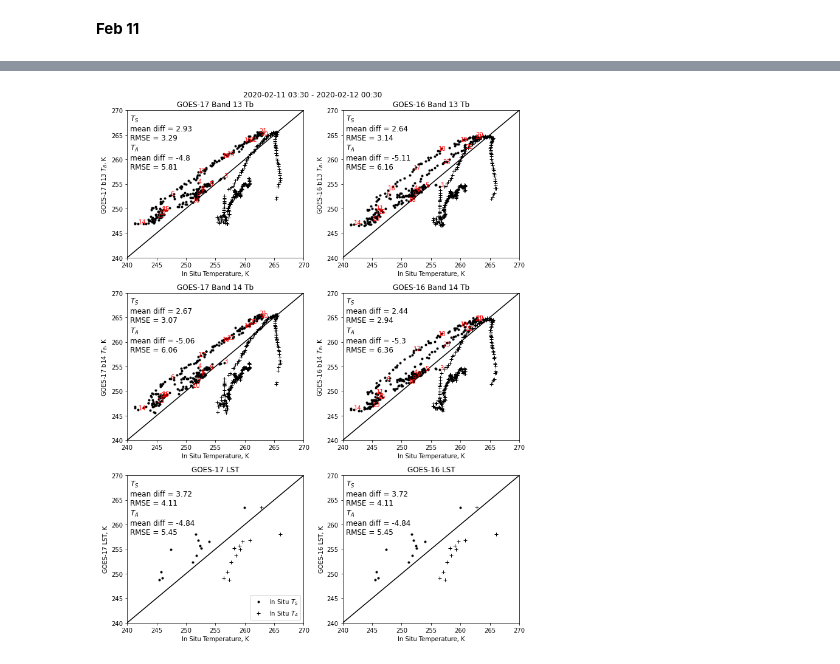
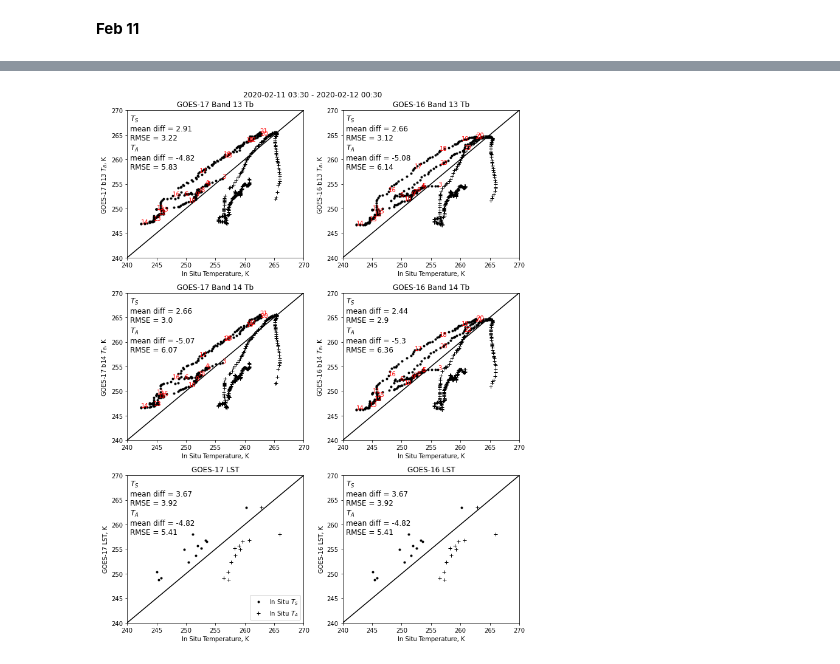
Before and after one commit to spestana/snowex2020, a Jupyter notebook: abi_vs_ground.ipynb, the cells around one changed output, grey strips where cells are left out. Saved outputs shown, nothing was run; the diff lists cells and outputs as text; code cells hidden in the pictures.

```diff
--- a/abi_vs_ground.ipynb
+++ b/abi_vs_ground.ipynb
@@ -376,7 +406,7 @@ df_merged_sliced = df_merged[starttime:endtime]
 
 ### MERGE DATA ###
 
-pixelA_g16_rad_sliced = pixelA_g16_rad[df_merged_sliced.datetime[0]:df_merged_sliced.datetime[-1]]
+pixelA_g16_rad_sliced = pixelA_g16_rad[df_merged_sliced.index[0]:df_merged_sliced.index[-1]]
 df_merged['pixelA_g16_rad_sliced_b13_tb_2km'] = pixelA_g16_rad_sliced.b13_tb_2km
 df_merged['pixelA_g16_rad_sliced_b14_tb_2km'] = pixelA_g16_rad_sliced.b14_tb_2km
 #idx = [df_merged.index.get_loc(dt, method='nearest', tolerance=[pd.Timedelta('10Min')]) for dt in pixelA_g16_lst.index]
@@ -384,7 +414,7 @@ idx16 = df_merged_sliced.index.get_indexer(pixelA_g16_lst.index, method='nearest
 #idx = idx[idx != -1]
 df_merged_g16_lst_sliced = df_merged_sliced.loc[df_merged_sliced.index[idx16]]
 
-pixelA_g17_rad_sliced = pixelA_g17_rad[df_merged_sliced.datetime[0]:df_merged_sliced.datetime[-1]]
+pixelA_g17_rad_sliced = pixelA_g17_rad[df_merged_sliced.index[0]:df_merged_sliced.index[-1]]
 df_merged['pixelA_g17_rad_sliced_b13_tb_2km'] = pixelA_g17_rad_sliced.b13_tb_2km
 df_merged['pixelA_g17_rad_sliced_b14_tb_2km'] = pixelA_g17_rad_sliced.b14_tb_2km
 #idx = [df_merged.index.get_loc(dt, method='nearest', tolerance=[pd.Timedelta('10Min')]) for dt in pixelA_g17_lst.index]
@@ -501,28 +531,28 @@ print(f'g17_b13_tb_range = {g17_b13_tb_range}')
 print(f'g17_b14_tb_range = {g17_b14_tb_range}')
 
 ################# how does the timing of min/max compare between GOES and insitu data?
-time_of_max_tss = df_merged_sliced[df_merged_sliced.rad_avg == tss_max].datetime
-time_of_min_tss = df_merged_sliced[df_merged_sliced.rad_avg == tss_min].datetime
-time_of_max_ta = df_merged_sliced[df_merged_sliced.AirTC_20ft_Avg == ta_max].datetime
-time_of_min_ta = df_merged_sliced[df_merged_sliced.AirTC_20ft_Avg == ta_min].datetime
+time_of_max_tss = df_merged_sliced[df_merged_sliced.rad_avg == tss_max].index
+time_of_min_tss = df_merged_sliced[df_merged_sliced.rad_avg == tss_min].index
+time_of_max_ta = df_merged_sliced[df_merged_sliced.AirTC_20ft_Avg == ta_max].index
+time_of_min_ta = df_merged_sliced[df_merged_sliced.AirTC_20ft_Avg == ta_min].index
 print(f'time_of_max_tss = {time_of_max_tss.values}')
 print(f'time_of_min_tss = {time_of_min_tss.values}')
 print(f'time_of_max_ta = {time_of_max_ta.values}')
 print(f'time_of_min_ta = {time_of_min_ta.values}')
 
-g16_time_of_max_b13_tb = df_merged[df_merged.pixelA_g16_rad_sliced_b13_tb_2km == g16_b13_tb_max].datetime
-g16_time_of_max_b14_tb = df_merged[df_merged.pixelA_g16_rad_sliced_b14_tb_2km == g16_b14_tb_max].datetime
-g16_time_of_min_b13_tb = df_merged[df_merged.pixelA_g16_rad_sliced_b13_tb_2km == g16_b13_tb_min].datetime
-g16_time_of_min_b14_tb = df_merged[df_merged.pixelA_g16_rad_sliced_b14_tb_2km == g16_b14_tb_min].datetime
+g16_time_of_max_b13_tb = df_merged[df_merged.pixelA_g16_rad_sliced_b13_tb_2km == g16_b13_tb_max].index
+g16_time_of_max_b14_tb = df_merged[df_merged.pixelA_g16_rad_sliced_b14_tb_2km == g16_b14_tb_max].index
+g16_time_of_min_b13_tb = df_merged[df_merged.pixelA_g16_rad_sliced_b13_tb_2km == g16_b13_tb_min].index
+g16_time_of_min_b14_tb = df_merged[df_merged.pixelA_g16_rad_sliced_b14_tb_2km == g16_b14_tb_min].index
 print(f'g16_time_of_max_b13_tb = {g16_time_of_max_b13_tb.values}')
 print(f'g16_time_of_max_b14_tb = {g16_time_of_max_b14_tb.values}')
 print(f'g16_time_of_min_b13_tb = {g16_time_of_min_b13_tb.values}')
 print(f'g16_time_of_min_b14_tb = {g16_time_of_min_b14_tb.values}')
 
-g17_time_of_max_b13_tb = df_merged[df_merged.pixelA_g17_rad_sliced_b13_tb_2km == g17_b13_tb_max].datetime
-g17_time_of_max_b14_tb = df_merged[df_merged.pixelA_g17_rad_sliced_b14_tb_2km == g17_b14_tb_max].datetime
-g17_time_of_min_b13_tb = df_merged[df_merged.pixelA_g17_rad_sliced_b13_tb_2km == g17_b13_tb_min].datetime
-g17_time_of_min_b14_tb = df_merged[df_merged.pixelA_g17_rad_sliced_b14_tb_2km == g17_b14_tb_min].datetime
+g17_time_of_max_b13_tb = df_merged[df_merged.pixelA_g17_rad_sliced_b13_tb_2km == g17_b13_tb_max].index
+g17_time_of_max_b14_tb = df_merged[df_merged.pixelA_g17_rad_sliced_b14_tb_2km == g17_b14_tb_max].index
+g17_time_of_min_b13_tb = df_merged[df_merged.pixelA_g17_rad_sliced_b13_tb_2km == g17_b13_tb_min].index
+g17_time_of_min_b14_tb = df_merged[df_merged.pixelA_g17_rad_sliced_b14_tb_2km == g17_b14_tb_min].index
 print(f'g17_time_of_max_b13_tb = {g17_time_of_max_b13_tb.values}')
 print(f'g17_time_of_max_b14_tb = {g17_time_of_max_b14_tb.values}')
 print(f'g17_time_of_min_b13_tb = {g17_time_of_min_b13_tb.values}')
@@ -549,4 +578,4 @@ g17_time_of_min_b14_tb = ['2020-02-11 14:21:00']
-[figure, old version]
+[figure, new version]
 # %%
 # plot timeseries for one pixel
 fig, axs = plt.subplots(nrows=1, ncols= 2, figsize=(10,5), tight_layout=True)
```
Also changed, not shown: parts of 12 cells of this notebook.
